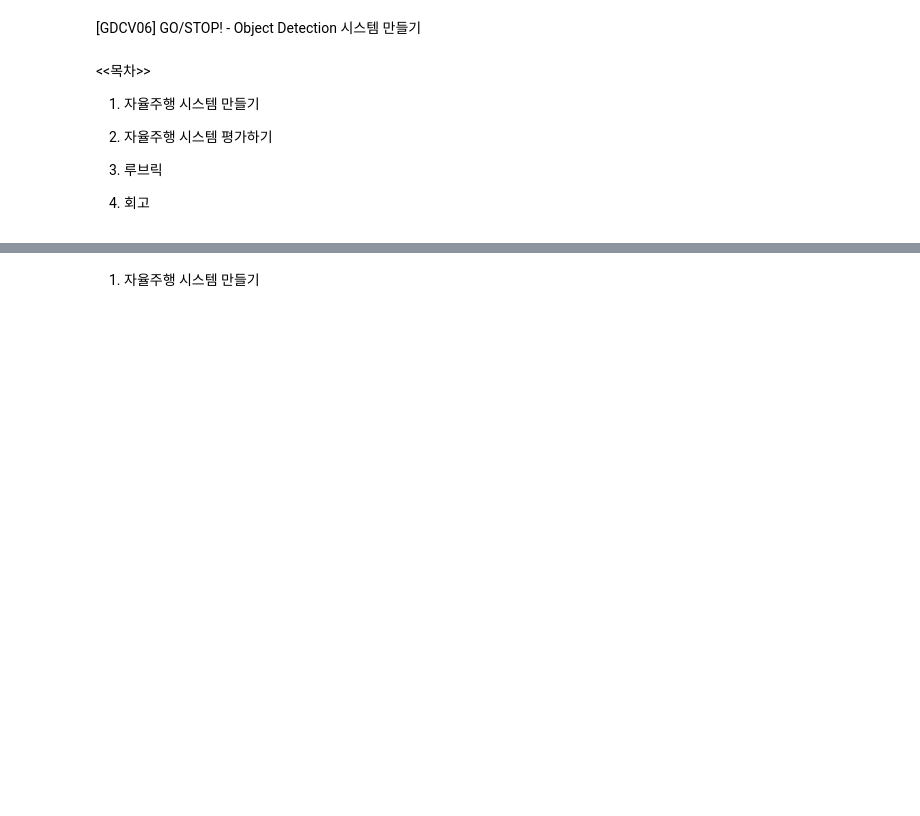
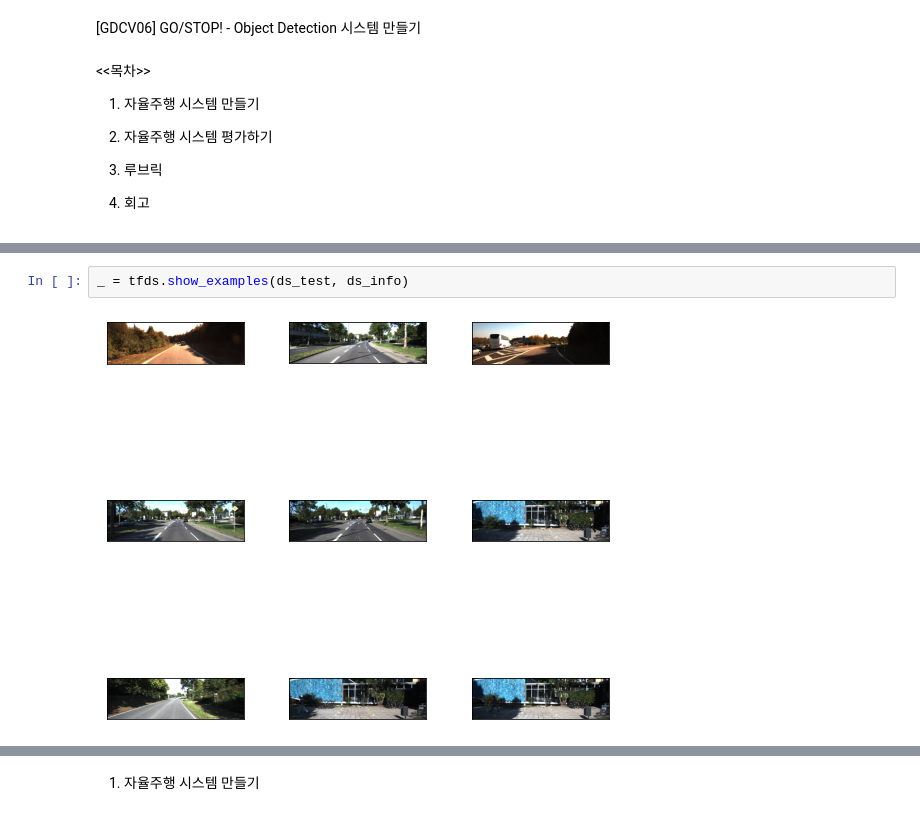
Before and after one commit to F100d4U/GDCV, a Jupyter notebook: [GDCV06]Autopilot.ipynb, the cells around one changed output, grey strips where cells are left out. Cells and saved outputs as stored; diff of their text form; blank space fills up the shorter version.

```diff
--- a/[GDCV06]Autopilot.ipynb
+++ b/[GDCV06]Autopilot.ipynb
@@ -12,0 +107,4 @@
+# %%
+_ = tfds.show_examples(ds_test, ds_info)
+# %% [output]
+[figure, added]
```
Also changed, not shown: parts of 52 cells of this notebook.
